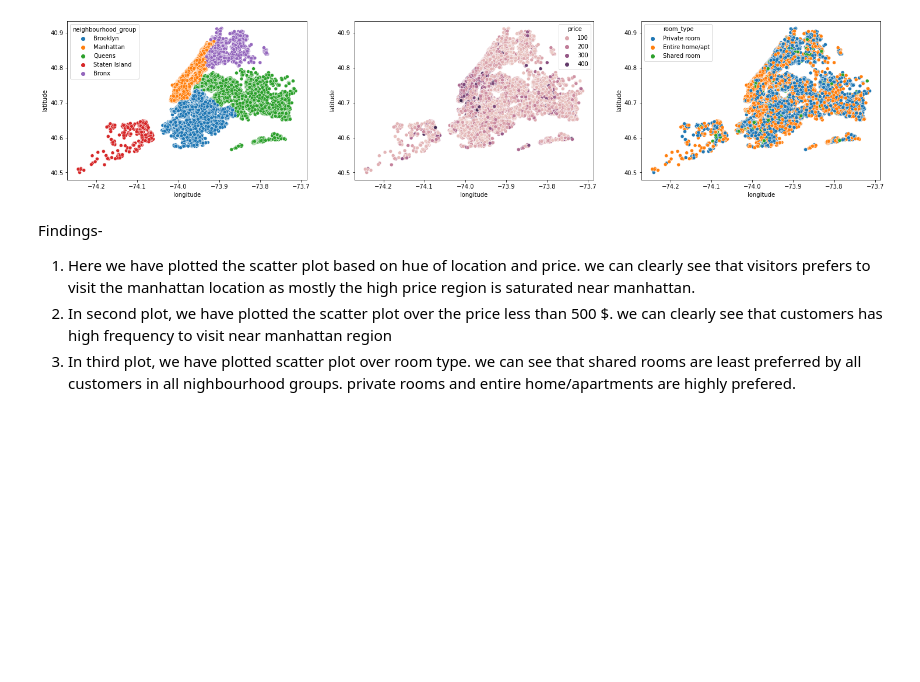
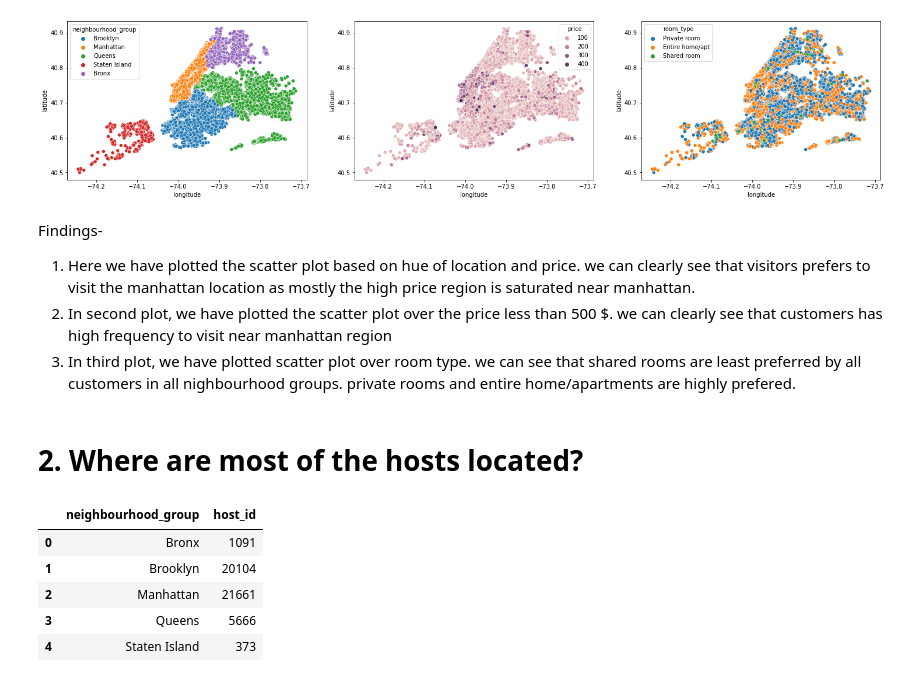
Before and after one commit to pankaj-beldar/Capstone_Project01_Airbnb_Booking_Analysis, a Jupyter notebook: PRB_Indivisual_Nootbook_Airbnb_Booking_Analysis_EDA.ipynb, the cells around one changed output. Saved outputs shown, nothing was run; the diff lists cells and outputs as text; code cells hidden in the pictures; blank space fills up the shorter version.

```diff
--- a/PRB_Indivisual_Nootbook_Airbnb_Booking_Analysis_EDA.ipynb
+++ b/PRB_Indivisual_Nootbook_Airbnb_Booking_Analysis_EDA.ipynb
@@ -304,3 +304,15 @@ Findings-
 1. Here we have plotted the scatter plot based on hue of location and price. we can clearly see that visitors prefers to visit the manhattan location as mostly the high price region is saturated near manhattan.
 2. In second plot, we have plotted the scatter plot over the price less than 500 $. we can clearly see that customers has high frequency to visit near manhattan region
 3. In third plot, we have plotted scatter plot over room type. we can see that shared rooms are least preferred by all customers in all nighbourhood groups. private rooms and entire home/apartments are highly prefered.
+# %% [markdown]
+# 2. Where are most of the hosts located?
+# %%
+active_host= df.groupby('neighbourhood_group', as_index= False)['host_id'].count()
+active_host
+# %% [output]
+|  | neighbourhood_group | host_id |
+| 0 | Bronx | 1091 |
+| 1 | Brooklyn | 20104 |
+| 2 | Manhattan | 21661 |
+| 3 | Queens | 5666 |
+| 4 | Staten Island | 373 |
```
Also changed, not shown: parts of 7 cells of this notebook.
